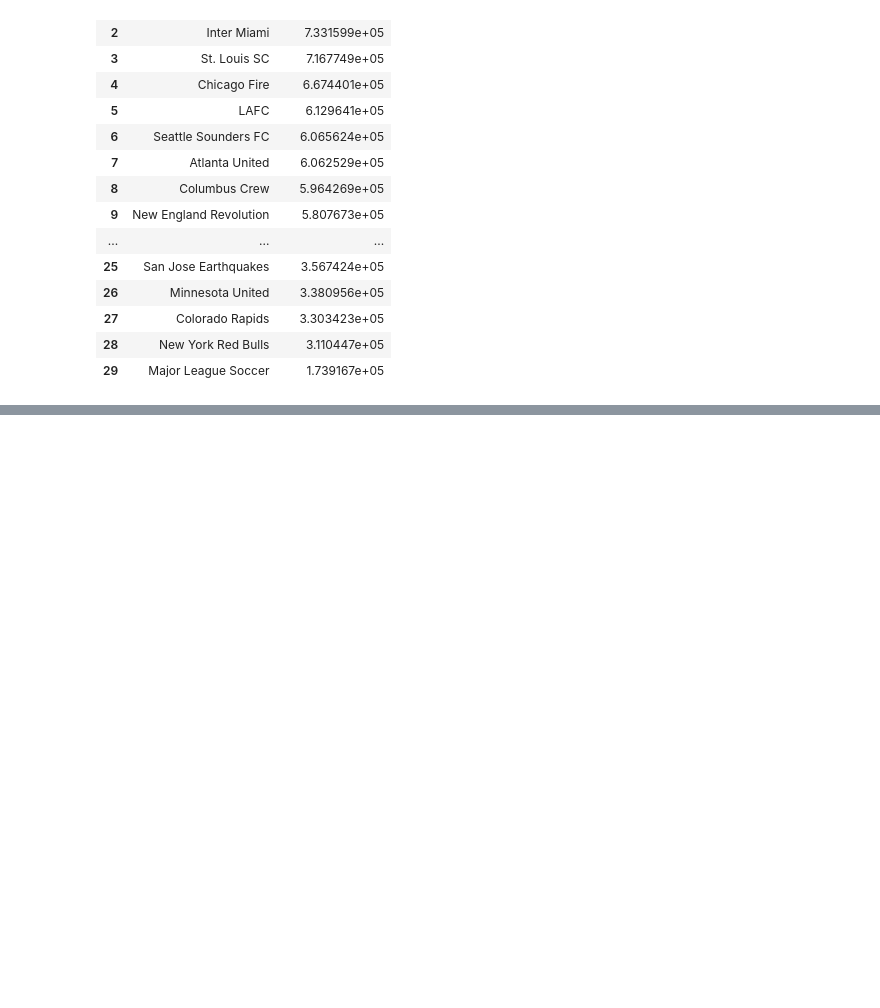
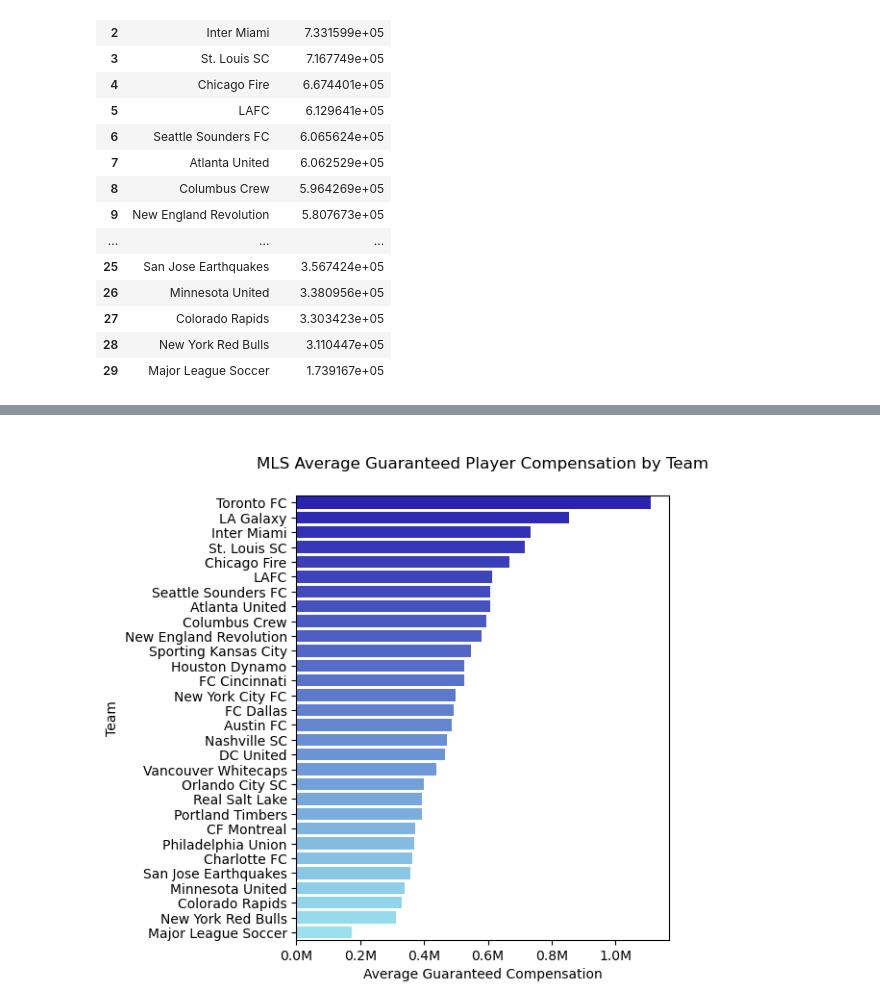
Before and after one commit to zshoorbajee/major_league_soccer_data, a Jupyter notebook: exploring_salaries.ipynb, the cells around one changed output, grey strips where cells are left out. Drawn from its saved outputs; the diff is of its cells as text; code cells hidden in the pictures; blank space fills up the shorter version.

Commit message:
same chart in seaborn

```diff
--- a/exploring_salaries.ipynb
+++ b/exploring_salaries.ipynb
@@ -219,0 +222,3 @@ chart_guar_comp.save(
+# %%
+pal = sns.color_palette("blend:#150cc7,#8bebfc", n_colors=len(avg_comp_by_club))
+pal
@@ -219,0 +243,19 @@ chart_guar_comp.save(
+# %%
+fig, ax = plt.subplots(figsize=(5,6))
+# fig.suptitle()
+compensation_sns = sns.barplot(
+    data=avg_comp_by_club,
+    x="guar_comp_2022",
+    y="club",
+    ax=ax,
+    palette=pal,
+    orient='h'
+    )
+
+ax.set_xticklabels(['{:,.2}'.format(x/1000000) + "M" for x in compensation_sns.get_xticks()])
+ax.set_xlabel("Average Guaranteed Compensation")
+ax.set_ylabel("Team")
+ax.set_title("\nMLS Average Guaranteed Player Compensation by Team", pad=20);
+# plt.savefig("guar_comp.png", dpi=200, bbox_inches = 'tight')
+# %% [output]
+[figure, added]
```
Also changed, not shown: parts of 3 cells of this notebook, 1 other file.
